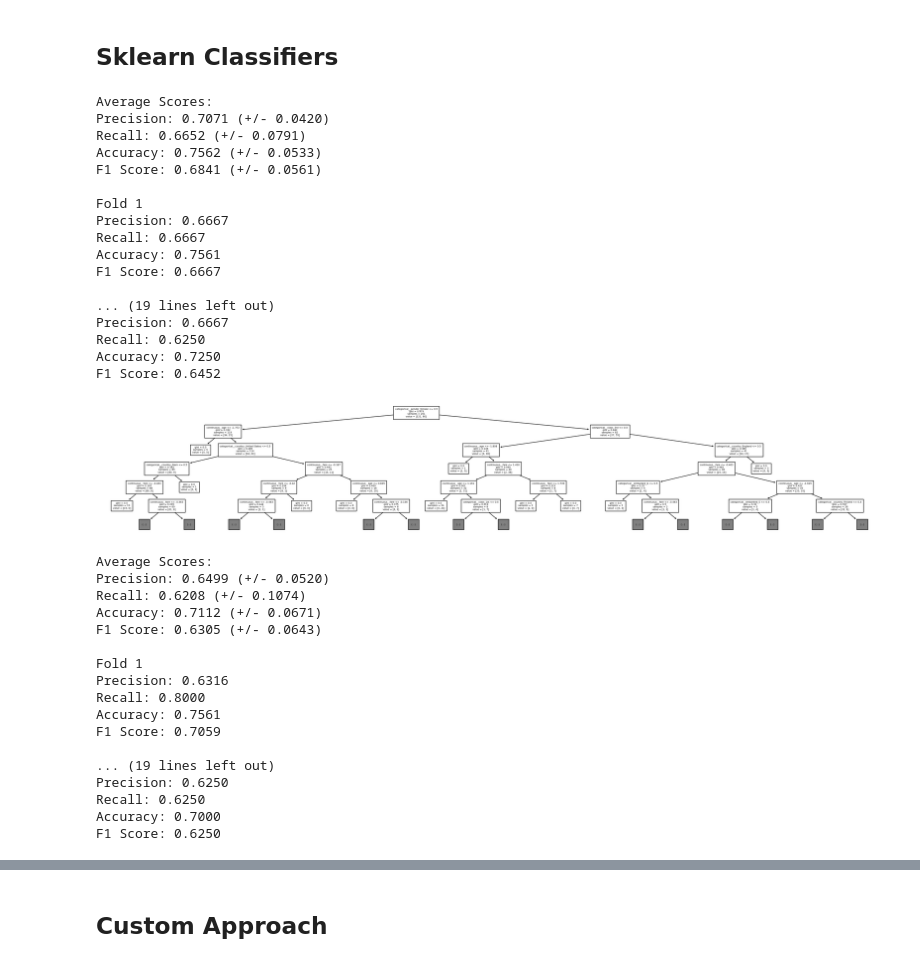
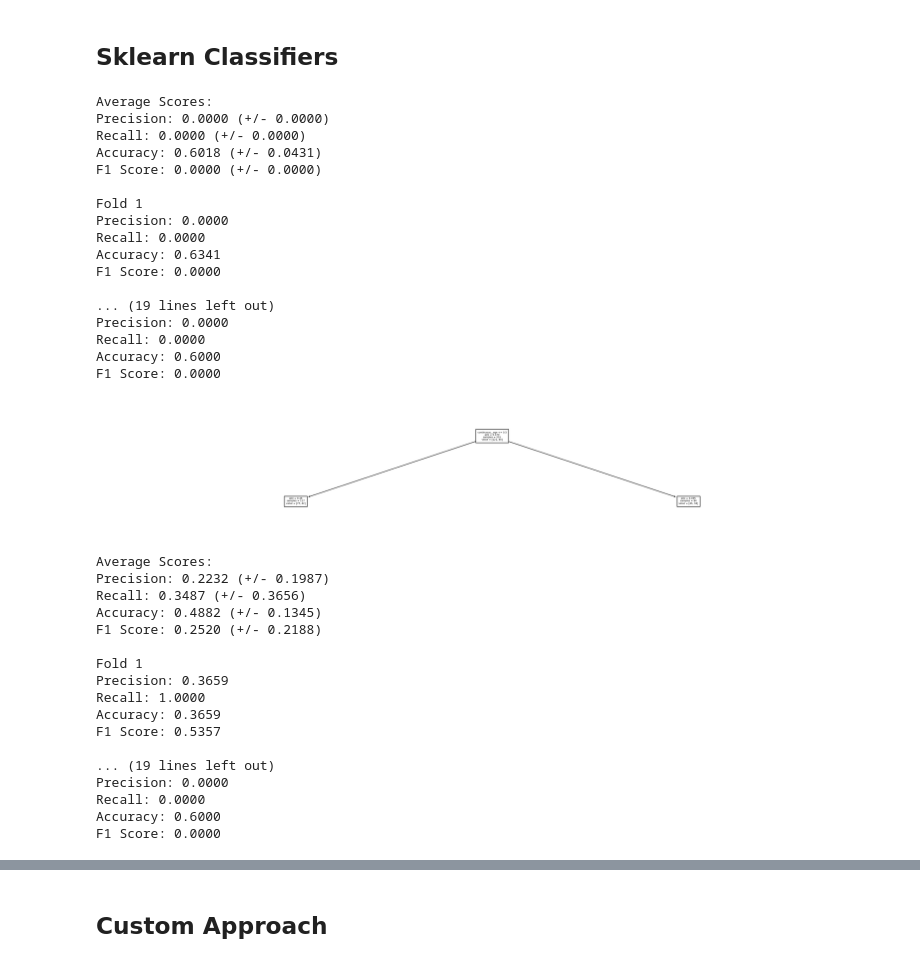
Before and after one commit to IsaacFigNewton/Conditional-Probability-Manifold-Regressor, a Jupyter notebook: KNN_Estimation_of_Feature_Probability_Distributions.ipynb, the cells around one changed output, grey strips where cells are left out. Drawn from its saved outputs; the diff is of its cells as text; code cells hidden in the pictures.

Commit message:
Pushing just so I can figure out where I went wrong in retrospect

```diff
--- a/KNN_Estimation_of_Feature_Probability_Distributions.ipynb
+++ b/KNN_Estimation_of_Feature_Probability_Distributions.ipynb
@@ -338,7 +480,7 @@ print(len(dataset))
 
 # Identify categorical, continuous, and binary columns
 quantitative_vars = ["age", "fare"]
-categorical_vars = ["gender", "embarked", "class", "country"]
+categorical_vars = []#"gender", "embarked", "class", "country"]
 X = quantitative_vars + categorical_vars
 
 y = ['survived']
@@ -386,0 +528,3 @@ transformed_dataset.head()
+# %%
+transformed_X = transformed_dataset[transformed_feature_names]
+transformed_y = transformed_dataset[y[0]].map(class_map)
@@ -456,69 +710,69 @@ avg_scores = dict()
 # %%
 # Create a pipeline with preprocessor and DecisionTreeClassifier
 pipeline = Pipeline([
     ('decision tree classifier', DecisionTreeClassifier())
 ])
 
-cv_results_to_dict(pipeline, transformed_dataset[transformed_feature_names], transformed_dataset[y[0]])
+cv_results_to_dict(pipeline, transformed_X, transformed_y)
 
 # Fit the pipeline to the data
-pipeline.fit(transformed_dataset[transformed_feature_names], transformed_dataset[y[0]])
+pipeline.fit(transformed_X, transformed_y)
 
 # Create a figure and axis with a wider x-axis
 fig, ax = plt.subplots(figsize=(30, 5))
 
 # Plot the decision tree
 sk.tree.plot_tree(pipeline.named_steps['decision tree classifier'],
                   max_depth=5,
                   feature_names=transformed_feature_names,
                   fontsize=5,
                   ax=ax)
 
 plt.show()
 # %% [output]
 Average Scores:
-Precision: 0.7071 (+/- 0.0420)
-Recall: 0.6652 (+/- 0.0791)
-Accuracy: 0.7562 (+/- 0.0533)
-F1 Score: 0.6841 (+/- 0.0561)
+Precision: 0.0000 (+/- 0.0000)
+Recall: 0.0000 (+/- 0.0000)
+Accuracy: 0.6018 (+/- 0.0431)
+F1 Score: 0.0000 (+/- 0.0000)
 
 Fold 1
-Precision: 0.6667
-Recall: 0.6667
-Accuracy: 0.7561
-F1 Score: 0.6667
+Precision: 0.0000
+Recall: 0.0000
+Accuracy: 0.6341
+F1 Score: 0.0000
 
 ... (19 lines left out)
-Precision: 0.6667
-Recall: 0.6250
-Accuracy: 0.7250
-F1 Score: 0.6452
+Precision: 0.0000
+Recall: 0.0000
+Accuracy: 0.6000
+F1 Score: 0.0000
-[figure, old version]
+[figure, new version]
 # %%
 # Create a pipeline with preprocessor and KNeighborsClassifier
 pipeline = Pipeline([
-    ('knn classifier', KNeighborsClassifier(n_neighbors=default_n_neighbors))
+    ('knn classifier', KNeighborsClassifier(n_neighbors=n_neighbors))
 ])
 
-cv_results_to_dict(pipeline, transformed_dataset[transformed_feature_names], transformed_dataset[y[0]])
+cv_results_to_dict(pipeline, transformed_X, transformed_y)
 # %% [output]
 Average Scores:
-Precision: 0.6499 (+/- 0.0520)
-Recall: 0.6208 (+/- 0.1074)
-Accuracy: 0.7112 (+/- 0.0671)
-F1 Score: 0.6305 (+/- 0.0643)
+Precision: 0.2232 (+/- 0.1987)
+Recall: 0.3487 (+/- 0.3656)
+Accuracy: 0.4882 (+/- 0.1345)
+F1 Score: 0.2520 (+/- 0.2188)
 
 Fold 1
-Precision: 0.6316
-Recall: 0.8000
-Accuracy: 0.7561
-F1 Score: 0.7059
+Precision: 0.3659
+Recall: 1.0000
+Accuracy: 0.3659
+F1 Score: 0.5357
 
 ... (19 lines left out)
-Precision: 0.6250
-Recall: 0.6250
-Accuracy: 0.7000
-F1 Score: 0.6250
+Precision: 0.0000
+Recall: 0.0000
+Accuracy: 0.6000
+F1 Score: 0.0000
 # %%
 # Create a pipeline with preprocessor and GaussianNB classifier
 pipeline = Pipeline([
```
Also changed, not shown: parts of 33 cells of this notebook.
